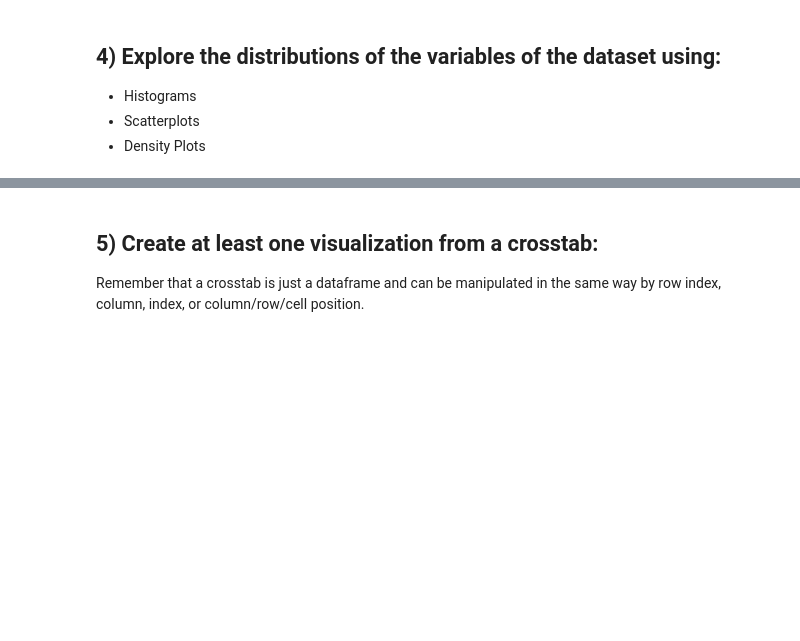
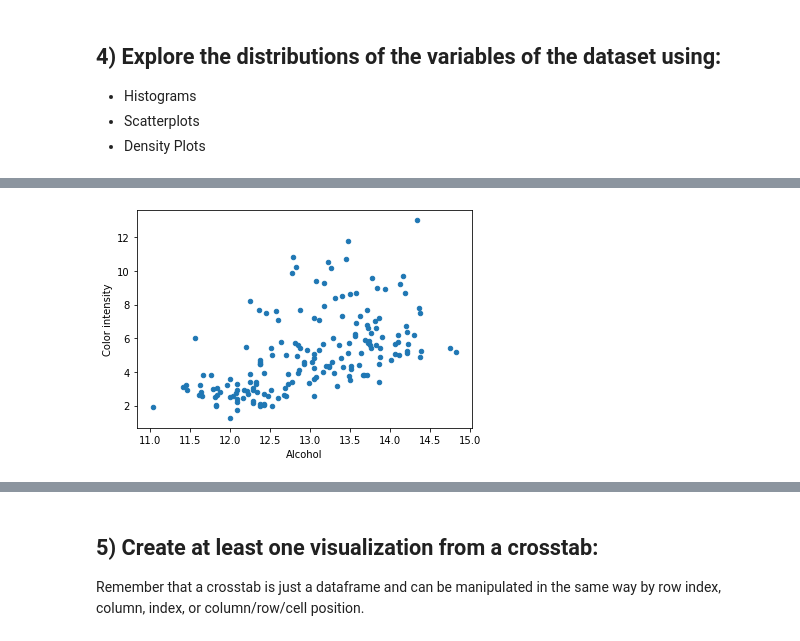
Before and after one commit to Yonipineda/DS-Unit-1-Sprint-1-Data-Wrangling-and-Storytelling, a Jupyter notebook: module1-exploratory-data-analysis/YoniPineda_DS11_Practice_loading_and_Exploring_Datasets.ipynb, the cells around one changed output, grey strips where cells are left out. Cells and saved outputs as stored; diff of their text form; code cells hidden in the pictures; blank space fills up the shorter version.

```diff
--- a/module1-exploratory-data-analysis/YoniPineda_DS11_Practice_loading_and_Exploring_Datasets.ipynb
+++ b/module1-exploratory-data-analysis/YoniPineda_DS11_Practice_loading_and_Exploring_Datasets.ipynb
@@ -50,0 +267,6 @@ Take whichever of the above datasets has more categorical variables and use cros
+# %%
+### Scatter plot, seems 'alcohol has a weak positive correlation with the outcome of the wines color intensity.
+
+df.plot.scatter('Alcohol', 'Color intensity');
+# %% [output]
+[figure, added]
```
Also changed, not shown: parts of 21 cells of this notebook.
